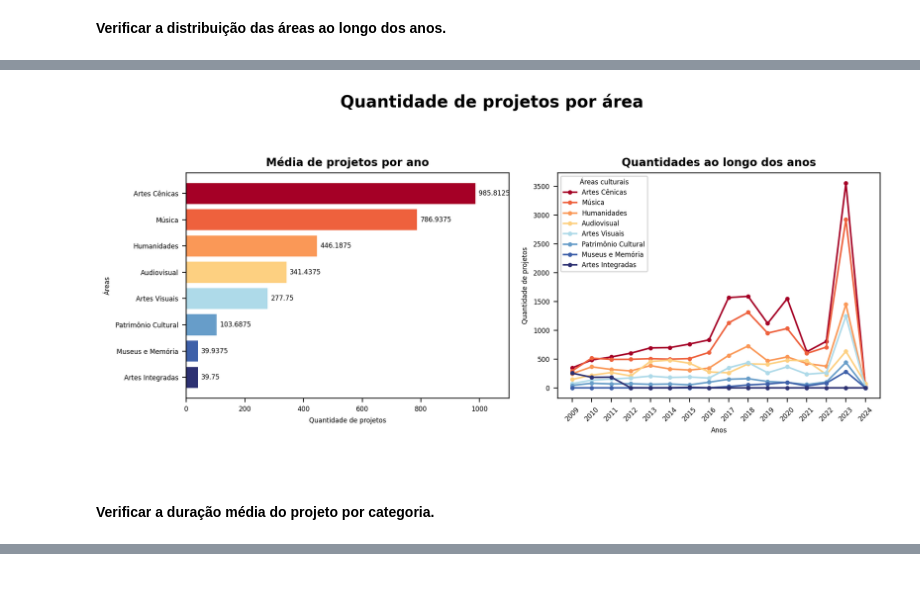
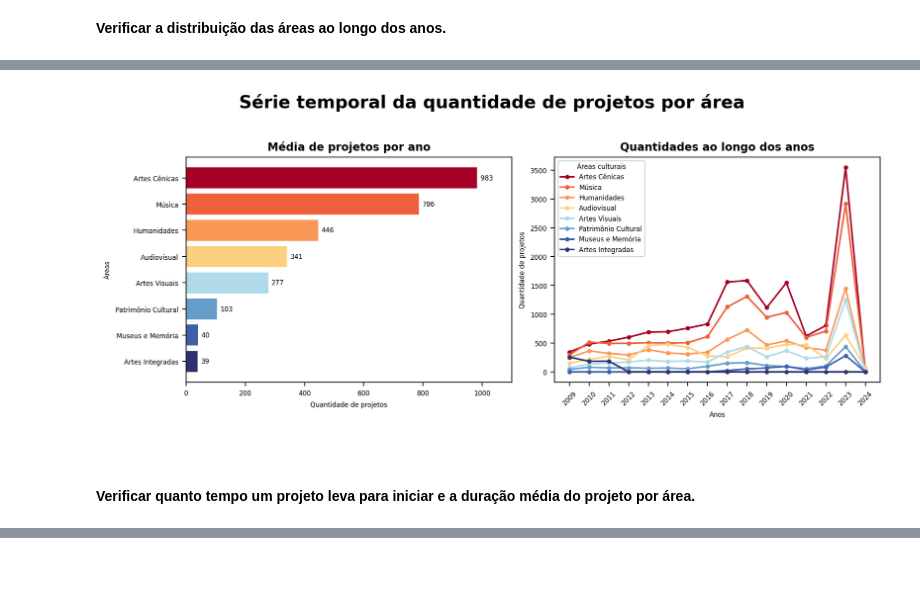
Before and after one commit to lorenaaxbastos/santander-coders-projects, a Jupyter notebook: Unit 2 - Programming Techniques I (PY)/Projeto EDA - Análise do Dataset da Lei Rouanet.ipynb, the cells around one changed output, grey strips where cells are left out. Drawn from its saved outputs; the diff is of its cells as text; code cells hidden in the pictures.

```diff
--- a/Unit 2 - Programming Techniques I (PY)/Projeto EDA - Análise do Dataset da Lei Rouanet.ipynb
+++ b/Unit 2 - Programming Techniques I (PY)/Projeto EDA - Análise do Dataset da Lei Rouanet.ipynb
@@ -357,7 +382,7 @@ separacao_fatia = (0.1, 0, 0, 0, 0, 0, 0, 0)
 fig, (ax1, ax2) = plt.subplots(nrows=1, ncols=2, figsize=(10, 4), dpi=200)
 
 ax1.pie(
-    distribuicao_areas_brasil,
+    distribuicao_areas_brasil.values.flatten(),
     labels=distribuicao_areas_brasil.index,
     autopct='%1.1f%%',
     pctdistance=0.75,
@@ -367,7 +392,7 @@ ax1.pie(
 )
 
 heatmap = ax2.imshow(
-    valores_areas_por_regiao,
+    areas_por_regiao.values,
     cmap="RdYlBu_r",
     vmin=0,
     vmax=5000
@@ -382,11 +407,11 @@ plt.setp(
 
 plt.colorbar(heatmap, ax=ax2)
 
-for i in range(len(regioes)):
-    for j in range(len(areas)):
+for i in range(len(areas_por_regiao.index)):
+    for j in range(len(areas_por_regiao.columns)):
         texto = ax2.text(
             j, i,
-            valores_areas_por_regiao[i, j],
+            areas_por_regiao.iloc[i, j],
             ha="center",
             va="center",
             color="#fff"
@@ -395,16 +420,17 @@ for i in range(len(regioes)):
 pos = ax2.get_position()
 ax2.set_position([pos.x0, pos.y0-0.13, pos.width, pos.height])
 
-ax2.set_xticks(np.arange(len(areas)), labels=areas)
-ax2.set_yticks(np.arange(len(regioes)), labels=regioes)
+ax2.set_xticks(np.arange(len(areas_por_regiao.columns)), labels=areas_por_regiao.columns)
+ax2.set_yticks(np.arange(len(areas_por_regiao.index)), labels=areas_por_regiao.index)
 
 ax2.set_xlabel("Áreas", fontsize=8)
 ax2.set_ylabel("Regiões do Brasil", fontsize=8)
 
-fig.suptitle('Quantidade de projetos por área', fontsize=15, fontweight=1000, y=1.02)
-ax1.set_title('Distribuição por categoria', fontsize=10, fontweight=600)
-ax2.set_title('Distribuição por categoria x região', fontsize=10, fontweight=600, y=1.08)
+fig.suptitle('Segmentação geral por área', fontsize=15, fontweight=1000, y=1.02)
+ax1.set_title('Distribuição por áreas', fontsize=10, fontweight=600)
+ax2.set_title('Distribuição por área x região', fontsize=10, fontweight=600, y=1.08)
 
 plt.tight_layout()
+plt.savefig(path.abspath("charts/projetos_por_area01.png"), bbox_inches="tight")
 plt.show()
 # %% [output]
@@ -415,8 +567,7 @@ plt.show()
 **Verificar a distribuição das áreas ao longo dos anos.**
 # %%
 areas_por_anos = df_projetos.groupby("area")["ano_projeto"].value_counts(sort=False).rename("qtd_projetos")
-areas_por_anos = areas_por_anos.to_frame()
-areas_por_anos = areas_por_anos.unstack(level="area", fill_value=0)["qtd_projetos"]
+areas_por_anos = areas_por_anos.to_frame().unstack(level="area", fill_value=0)["qtd_projetos"]
 
 ordenacao = areas_por_anos.values.sum(axis=0).argsort()
 
@@ -425,6 +576,6 @@ colunas = areas_por_anos.columns.T[ordenacao[::-1]].T
 valores = areas_por_anos.values.T[ordenacao[::-1]].T
 areas_por_anos = pd.DataFrame(valores, index=indices, columns=colunas)
 
-anos = areas_por_anos.index
-areas = areas_por_anos.columns
 medias = areas_por_anos.values.mean(axis=0)
+
+display(areas_por_anos)
@@ -432,12 +602,11 @@ medias = areas_por_anos.values.mean(axis=0)
 plt.rcParams.update({"font.size": 6})
 cores = ["#A50026", "#EE613D", "#FA9857", "#FDD081",
          "#AEDAE9", "#679DC9", "#3E60A9", "#2D3172"]
-# separacao_fatia = (0.1, 0, 0, 0, 0, 0, 0, 0)
 
 fig, (ax1, ax2) = plt.subplots(nrows=1, ncols=2, figsize=(10, 4), dpi=200)
 
 barras = ax1.barh(
-    areas,
+    areas_por_anos.columns,
     medias,
     color=cores,
 )
@@ -445,48 +614,49 @@ barras = ax1.barh(
 for barra in barras:
     comprimento = barra.get_width()
     ax1.annotate(
-        text=f'{comprimento}',
+        text=f'{round(comprimento)}',
         xy=(comprimento, barra.get_y() + barra.get_height() / 2),
         xytext=(3, 0),
         textcoords="offset points",
         va='center'
     )
 
 ax1.invert_yaxis()
 
 for i, qtd_projetos in enumerate(areas_por_anos.T.values):
     ax2.plot(
-        anos,
+        areas_por_anos.index,
         qtd_projetos,
-        label=areas[i],
+        label=areas_por_anos.columns[i],
         color=cores[i],
         marker="o",
         markersize=3
     )
 
-ax2.set_xticks(anos)
-ax2.set_xticklabels(anos, rotation=45)
+ax2.set_xticks(areas_por_anos.index)
+ax2.set_xticklabels(areas_por_anos.index, rotation=45)
 
 ax1.set_xlabel("Quantidade de projetos")
 ax1.set_ylabel("Áreas")
 
 ax2.set_xlabel("Anos")
 ax2.set_ylabel("Quantidade de projetos")
 
 ax2.legend(title="Áreas culturais")
 
-plt.suptitle("Quantidade de projetos por área", fontsize=15, fontweight=1000, y=1.1)
+plt.suptitle("Série temporal da quantidade de projetos por área", fontsize=16, fontweight=1000, y=1.05)
 ax1.set_title('Média de projetos por ano', fontsize=10, fontweight=600)
 ax2.set_title('Quantidades ao longo dos anos', fontsize=10, fontweight=600)
 
 ax1.set_xlim(0, 1100)
 
 plt.tight_layout()
+plt.savefig(path.abspath("charts/projetos_por_area03.png"), bbox_inches="tight")
 plt.show()
 # %% [output]
-[figure, old version]
+[figure, new version]
 # %% [markdown]
 #####
 # %% [markdown]
-**Verificar a duração média do projeto por categoria.**
+**Verificar quanto tempo um projeto leva para iniciar e a duração média do projeto por área.**
 # %%
```
Also changed, not shown: parts of 64 cells of this notebook.
